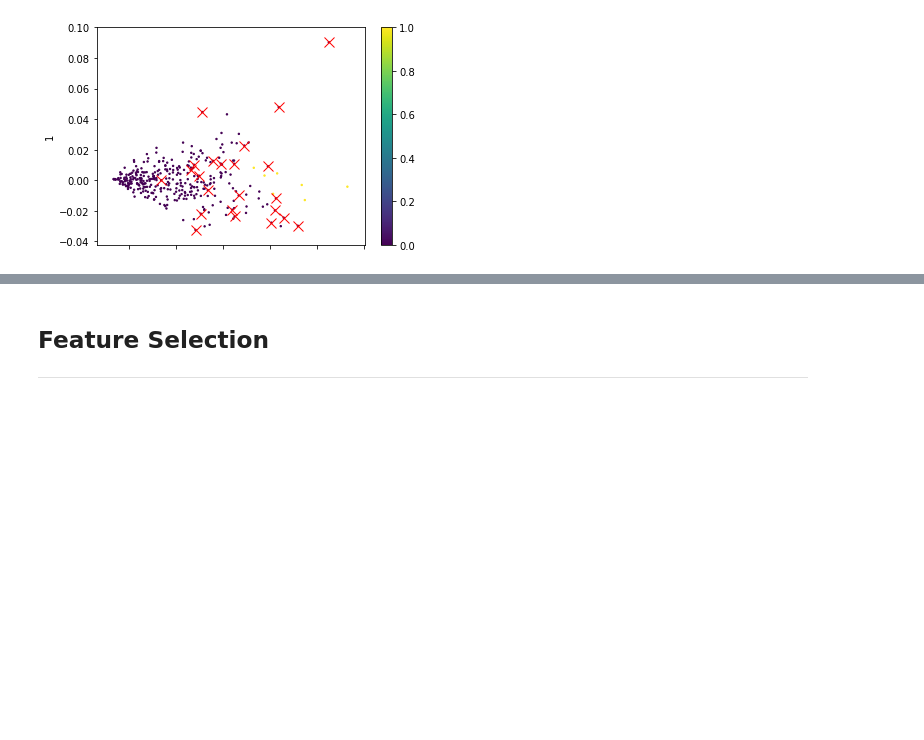
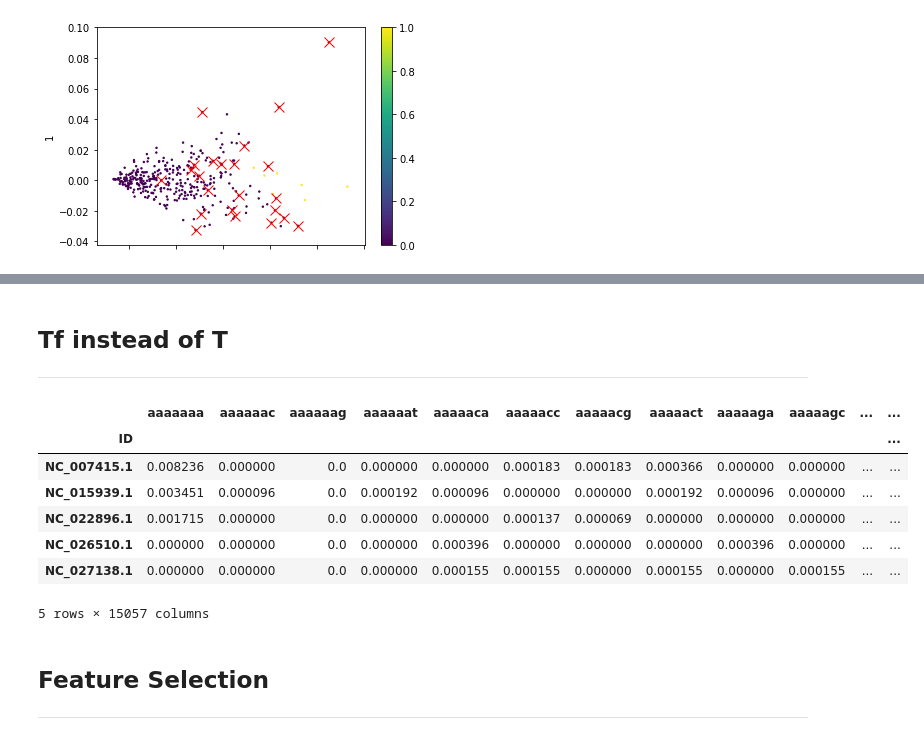
Before and after one commit to solislemuslab/mycovirus-ml, a Jupyter notebook: scripts/lukeSelberg/workspace.ipynb, the cells around one changed output, grey strips where cells are left out. Cells and saved outputs as stored; diff of their text form; code cells hidden in the pictures; blank space fills up the shorter version.

```diff
--- a/scripts/lukeSelberg/workspace.ipynb
+++ b/scripts/lukeSelberg/workspace.ipynb
@@ -610,3 +646,27 @@ Text(0, 0.5, '1')
+# %% [markdown]
+## Tf instead of T
+-----
+# %%
+from sklearn.feature_extraction.text import CountVectorizer
+def kmerXTabletf(s, a, b):
+    tf_vector = CountVectorizer(analyzer='char', ngram_range=(a,b))
+    s_hat = tf_vector.fit_transform(s.Sequence)
+    kmerNames = tf_vector.get_feature_names()
+    kmers = s_hat.toarray()
+    df = pd.DataFrame(kmers,columns=kmerNames, index = s.index)
+    return df.div(df.apply(sum, axis=1), axis=0)
+# %%
+test = kmerXTabletf(virus1, 7, 7)
+test.head()
+# %% [output]
+|  | aaaaaaa | aaaaaac | aaaaaag | aaaaaat | aaaaaca | aaaaacc | aaaaacg | aaaaact | aaaaaga | aaaaagc | ... | ... |
+| ID |  |  |  |  |  |  |  |  |  |  |  | ... |
+| NC_007415.1 | 0.008236 | 0.000000 | 0.0 | 0.000000 | 0.000000 | 0.000183 | 0.000183 | 0.000366 | 0.000000 | 0.000000 | ... | ... |
+| NC_015939.1 | 0.003451 | 0.000096 | 0.0 | 0.000192 | 0.000096 | 0.000000 | 0.000000 | 0.000192 | 0.000096 | 0.000000 | ... | ... |
+| NC_022896.1 | 0.001715 | 0.000000 | 0.0 | 0.000000 | 0.000000 | 0.000137 | 0.000069 | 0.000000 | 0.000000 | 0.000000 | ... | ... |
+| NC_026510.1 | 0.000000 | 0.000000 | 0.0 | 0.000000 | 0.000396 | 0.000000 | 0.000000 | 0.000000 | 0.000396 | 0.000000 | ... | ... |
+| NC_027138.1 | 0.000000 | 0.000000 | 0.0 | 0.000000 | 0.000155 | 0.000155 | 0.000000 | 0.000155 | 0.000000 | 0.000155 | ... | ... |
+5 rows × 15057 columns
 # %% [markdown]
 ## Feature Selection
 -----
```
Also changed, not shown: parts of 4 cells of this notebook, 2 other files.
